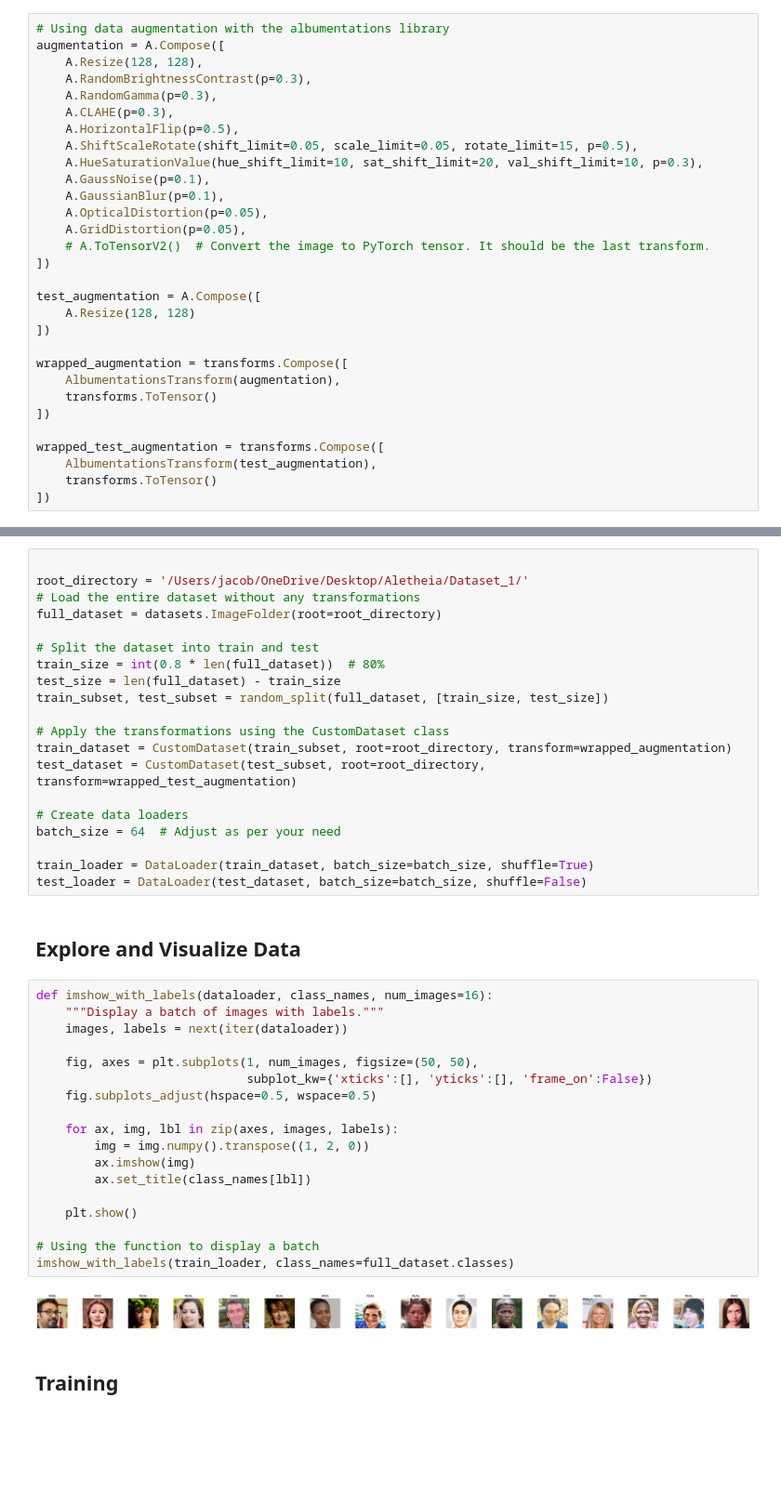
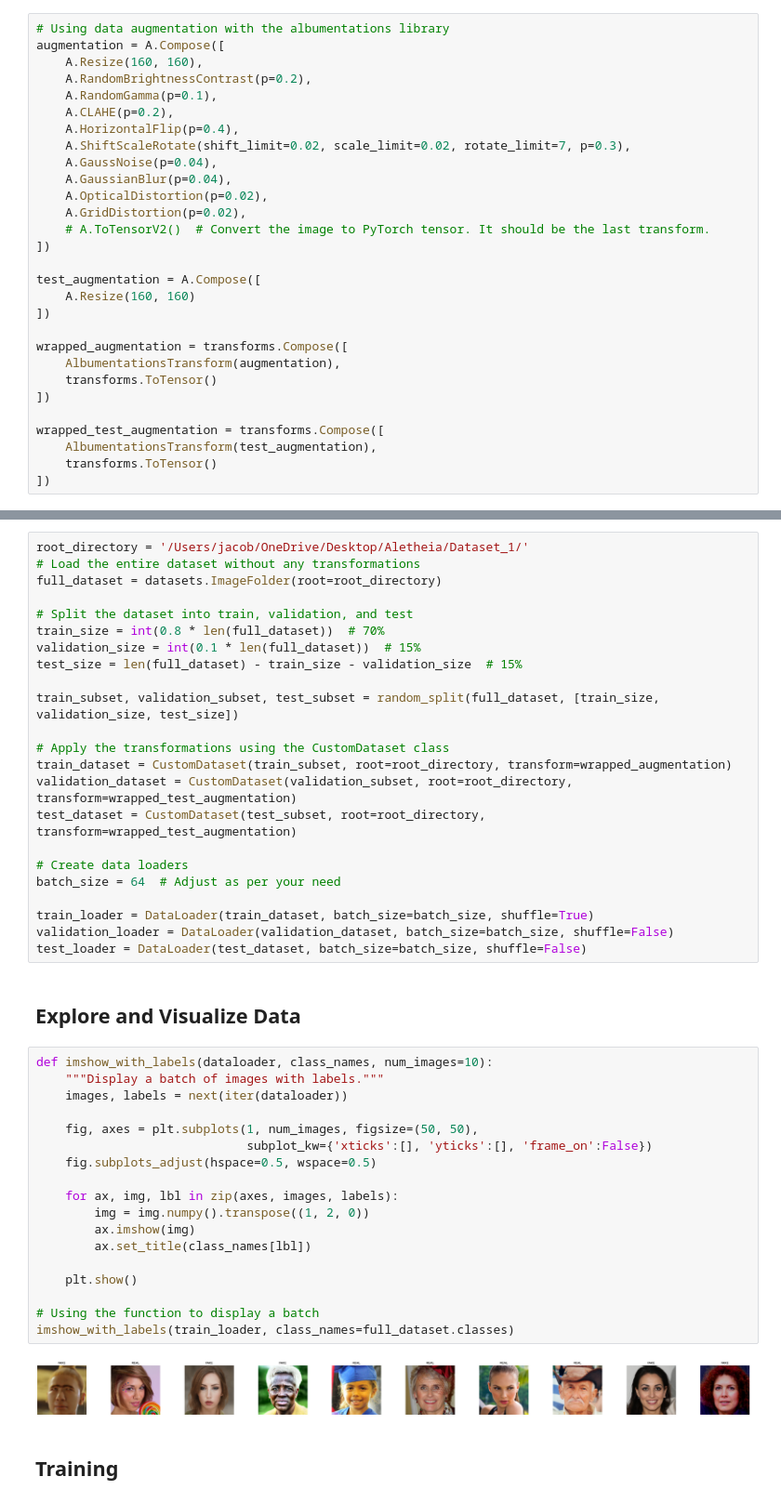
Before and after one commit to JacobHeldt/SyntheticEye, a Jupyter notebook: notebooks/main.ipynb, the cells around one changed output, grey strips where cells are left out. Shown at 93% size. Saved outputs shown, nothing was run; the diff lists cells and outputs as text; blank space fills up the shorter version.

```diff
--- a/notebooks/main.ipynb
+++ b/notebooks/main.ipynb
@@ -159,22 +159,21 @@ class AlbumentationsTransform:
 # %%
 # Using data augmentation with the albumentations library
 augmentation = A.Compose([
-    A.Resize(128, 128),
-    A.RandomBrightnessContrast(p=0.3),
-    A.RandomGamma(p=0.3),
-    A.CLAHE(p=0.3),
-    A.HorizontalFlip(p=0.5),
-    A.ShiftScaleRotate(shift_limit=0.05, scale_limit=0.05, rotate_limit=15, p=0.5),
-    A.HueSaturationValue(hue_shift_limit=10, sat_shift_limit=20, val_shift_limit=10, p=0.3),
-    A.GaussNoise(p=0.1),
-    A.GaussianBlur(p=0.1),
-    A.OpticalDistortion(p=0.05),
-    A.GridDistortion(p=0.05),
+    A.Resize(160, 160),
+    A.RandomBrightnessContrast(p=0.2),
+    A.RandomGamma(p=0.1),
+    A.CLAHE(p=0.2),
+    A.HorizontalFlip(p=0.4),
+    A.ShiftScaleRotate(shift_limit=0.02, scale_limit=0.02, rotate_limit=7, p=0.3),
+    A.GaussNoise(p=0.04),
+    A.GaussianBlur(p=0.04),
+    A.OpticalDistortion(p=0.02),
+    A.GridDistortion(p=0.02),
     # A.ToTensorV2()  # Convert the image to PyTorch tensor. It should be the last transform.
 ])
 
 test_augmentation = A.Compose([
-    A.Resize(128, 128)
+    A.Resize(160, 160)
 ])
 
 wrapped_augmentation = transforms.Compose([
@@ -210,47 +209,50 @@ class CustomDataset(Dataset):
 
         return image, target
 # %%
-
 root_directory = '/Users/jacob/OneDrive/Desktop/Aletheia/Dataset_1/'
 # Load the entire dataset without any transformations
 full_dataset = datasets.ImageFolder(root=root_directory)
 
-# Split the dataset into train and test
-train_size = int(0.8 * len(full_dataset))  # 80%
-test_size = len(full_dataset) - train_size
-train_subset, test_subset = random_split(full_dataset, [train_size, test_size])
+# Split the dataset into train, validation, and test
+train_size = int(0.8 * len(full_dataset))  # 70%
+validation_size = int(0.1 * len(full_dataset))  # 15%
+test_size = len(full_dataset) - train_size - validation_size  # 15%
+
+train_subset, validation_subset, test_subset = random_split(full_dataset, [train_size, validation_size, test_size])
 
 # Apply the transformations using the CustomDataset class
 train_dataset = CustomDataset(train_subset, root=root_directory, transform=wrapped_augmentation)
+validation_dataset = CustomDataset(validation_subset, root=root_directory, transform=wrapped_test_augmentation)
 test_dataset = CustomDataset(test_subset, root=root_directory, transform=wrapped_test_augmentation)
 
 # Create data loaders
 batch_size = 64  # Adjust as per your need
 
 train_loader = DataLoader(train_dataset, batch_size=batch_size, shuffle=True)
+validation_loader = DataLoader(validation_dataset, batch_size=batch_size, shuffle=False)
 test_loader = DataLoader(test_dataset, batch_size=batch_size, shuffle=False)
 # %% [markdown]
 ## Explore and Visualize Data
 # %%
-def imshow_with_labels(dataloader, class_names, num_images=16):
+def imshow_with_labels(dataloader, class_names, num_images=10):
     """Display a batch of images with labels."""
     images, labels = next(iter(dataloader))
 
     fig, axes = plt.subplots(1, num_images, figsize=(50, 50),
                              subplot_kw={'xticks':[], 'yticks':[], 'frame_on':False})
     fig.subplots_adjust(hspace=0.5, wspace=0.5)
 
     for ax, img, lbl in zip(axes, images, labels):
         img = img.numpy().transpose((1, 2, 0))
         ax.imshow(img)
         ax.set_title(class_names[lbl])
 
     plt.show()
 
 # Using the function to display a batch
 imshow_with_labels(train_loader, class_names=full_dataset.classes)
 # %% [output]
-[figure, old version]
+[figure, new version]
 # %% [markdown]
 ## Training
 # %% [markdown]
```
Also changed, not shown: parts of 11 cells of this notebook, 16 other files.
